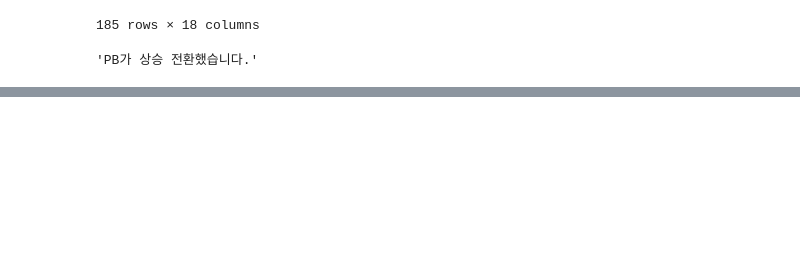
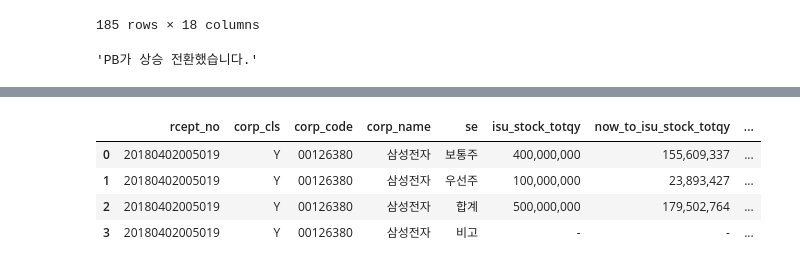
Before and after one commit to chickchop/algo_trader, a Jupyter notebook: algo/test.ipynb, the cells around one changed output, grey strips where cells are left out. Cells and saved outputs as stored; diff of their text form; code cells hidden in the pictures; blank space fills up the shorter version.

```diff
--- a/algo/test.ipynb
+++ b/algo/test.ipynb
@@ -358,0 +399,8 @@ comment
+# %%
+dart.report(corp=stock_list[0], bsns_year=2017, reprt_code="11011", key_word="주식총수")
+# %% [output]
+|  | rcept_no | corp_cls | corp_code | corp_name | se | isu_stock_totqy | now_to_isu_stock_totqy | ... |
+| 0 | 20180402005019 | Y | 00126380 | 삼성전자 | 보통주 | 400,000,000 | 155,609,337 | ... |
+| 1 | 20180402005019 | Y | 00126380 | 삼성전자 | 우선주 | 100,000,000 | 23,893,427 | ... |
+| 2 | 20180402005019 | Y | 00126380 | 삼성전자 | 합계 | 500,000,000 | 179,502,764 | ... |
+| 3 | 20180402005019 | Y | 00126380 | 삼성전자 | 비고 | - | - | ... |
```
Also changed, not shown: parts of 13 cells of this notebook, 4 other files.
